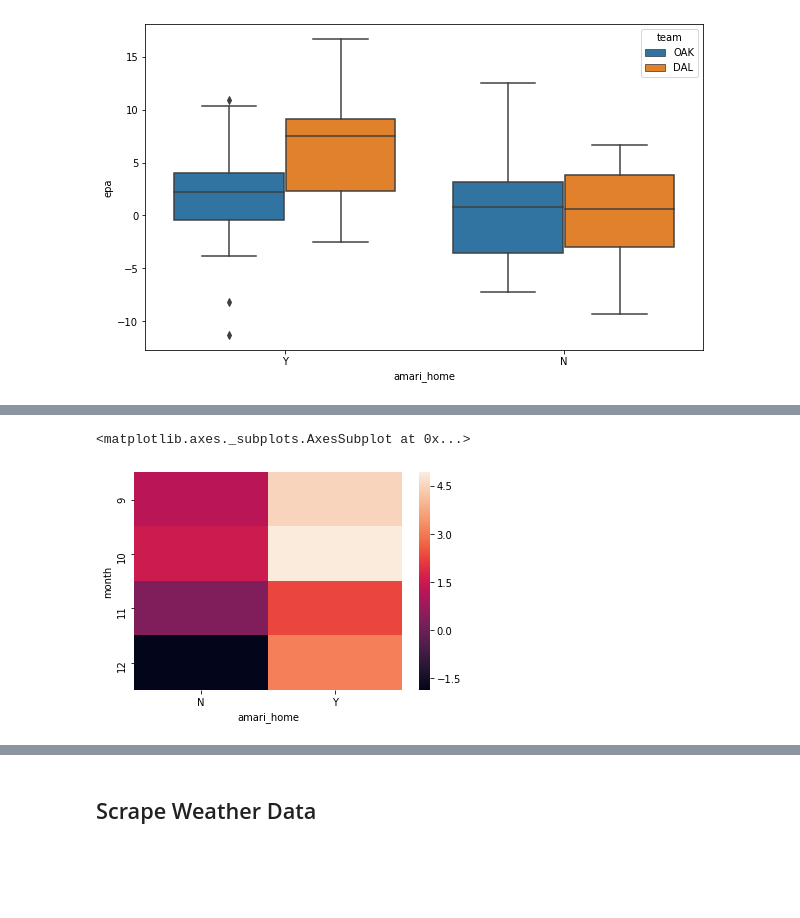
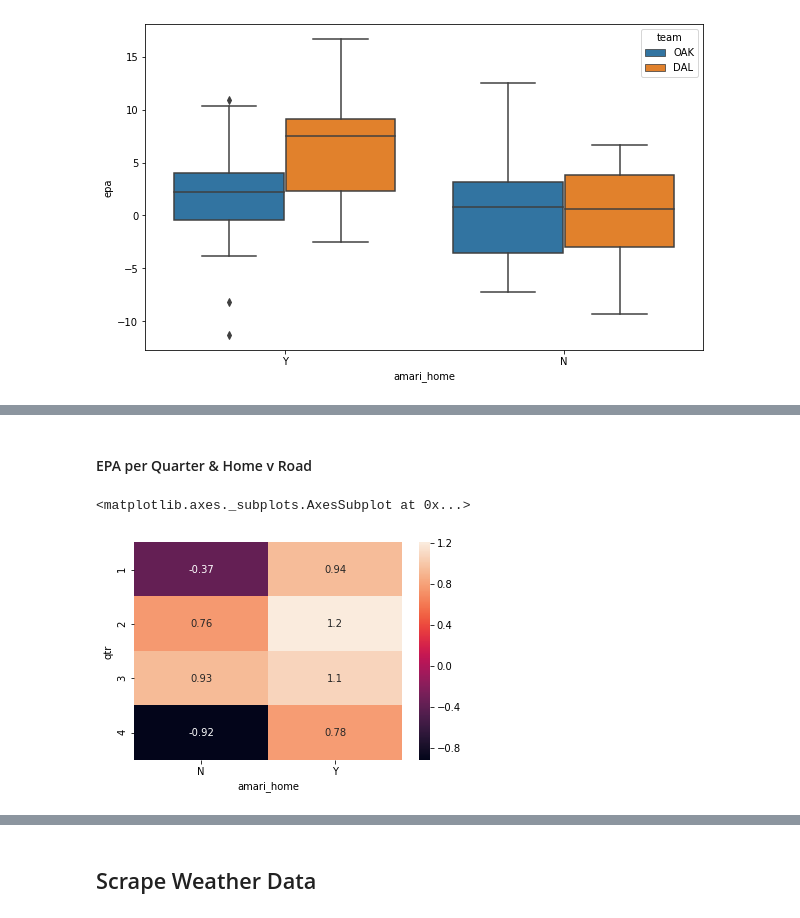
Before and after one commit to mtodisco10/amari, a Jupyter notebook: Amari_EDA.ipynb, the cells around one changed output, grey strips where cells are left out. Cells and saved outputs as stored; diff of their text form; code cells hidden in the pictures; blank space fills up the shorter version.

Commit message:
added heatmap viz

```diff
--- a/Amari_EDA.ipynb
+++ b/Amari_EDA.ipynb
@@ -67,9 +67,19 @@ class Player:
 
         return player_pbp_df
 
-    def get_stats_per_game(self, player_pbp_df, stat_lst):
+    def get_agg_stats(self, player_pbp_df, agg_lst, stat_lst):
 
-        return player_pbp_df.groupby(['game_id','year','month','home_team','away_team'], as_index=False)[stat_lst].sum()
+        agg_stats_df = player_pbp_df.groupby(agg_lst, as_index=False)[stat_lst].sum()
+
+        agg_stats_df['amari_home'] = np.where((agg_stats_df['home_team'] == 'OAK') |
+                                              (agg_stats_df['home_team'] == 'DAL'),
+                                              'Y', 'N')
+
+        agg_stats_df['team'] = np.where(agg_stats_df['amari_home'] == 'Y',
+                                        agg_stats_df['home_team'],
+                                        agg_stats_df['away_team'])
+
+        return agg_stats_df
 # %% [markdown]
 Instantiate the class for Amari
 # %%
@@ -77,12 +87,13 @@ amari = Player(80, 'receiver', 'Cowboys', 'A.Cooper', '00-0031544')
 amari_pbp = amari.get_player_pbp_data(pbp_df)
 #Filter out Jan games
 amari_pbp = amari_pbp.loc[amari_pbp.month >= 9]
-amari_stats_per_game = amari.get_stats_per_game(amari_pbp, ['yards_gained', 'epa'])
-amari_stats_per_game['amari_home'] = np.where((amari_stats_per_game['home_team'] == 'OAK') |
-                                              (amari_stats_per_game['home_team'] == 'DAL'),
-                                            'Y', 'N')
+agg_lst = ['game_id','year','month','home_team','away_team','qtr']
+stat_lst = ['yards_gained', 'epa']
+amari_stats_per_game_qtr = amari.get_agg_stats(amari_pbp, agg_lst, stat_lst)
 
-amari_stats_per_game['amari_home'] = amari_stats_per_game['amari_home'].astype('category')
+
+amari_stats_per_game = amari_stats_per_game_qtr.groupby([c for c in agg_lst if c != 'qtr']
+                                                        + ['amari_home', 'team'], as_index=False)['epa'].sum()
 # %%
 amari_stats_per_game.epa.hist()
 # %% [output]
@@ -139,0 +124,6 @@ memory usage: 4.8+ KB
+# %%
+#filter out overtime
+amari_stats_per_game_qtr = amari_stats_per_game_qtr.loc[amari_stats_per_game_qtr.qtr < 5]
+
+plt.figure(figsize=(10,6))
+sns.boxplot(x='qtr', y='epa', data=amari_stats_per_game_qtr, color = 'green')
@@ -140,5 +133,8 @@ memory usage: 4.8+ KB
+# %% [markdown]
+#### EPA per Quarter & Home v Road
 # %%
-sns.heatmap(amari_stats_per_game.groupby(['month', 'amari_home'], as_index=False)['epa'].mean().pivot('month', 'amari_home', 'epa'))
+sns.heatmap(amari_stats_per_game_qtr.groupby(['qtr', 'amari_home'], as_index=False)['epa'].mean() \
+    .pivot('qtr', 'amari_home', 'epa'), annot = True)
 # %% [output]
 <matplotlib.axes._subplots.AxesSubplot at 0x...>
-[figure, old version]
+[figure, new version]
```
Also changed, not shown: parts of 15 cells of this notebook.
